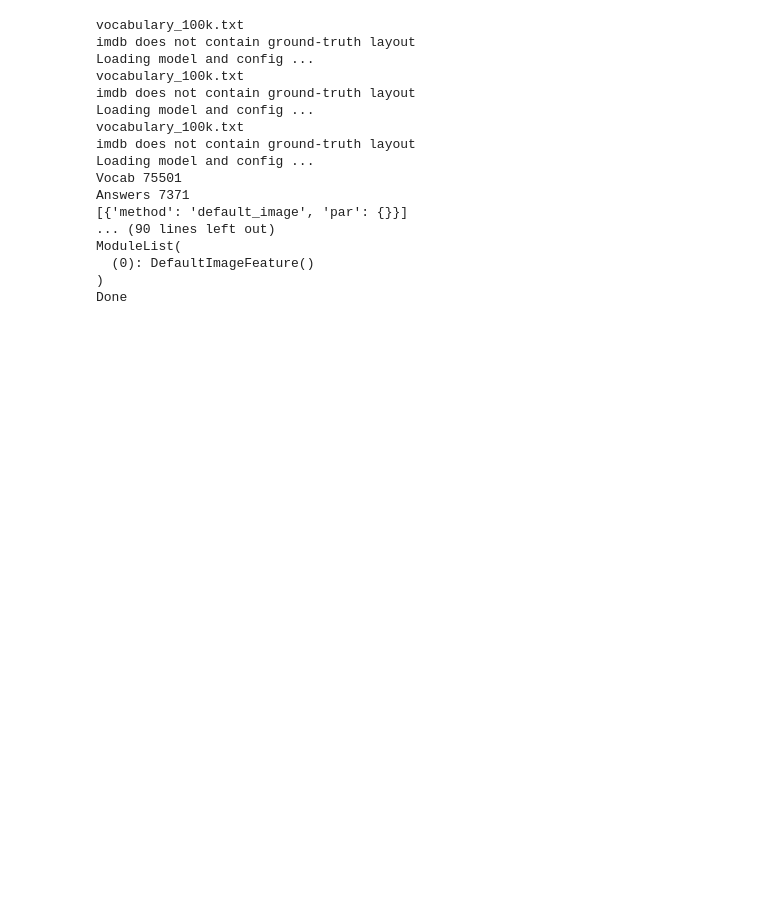
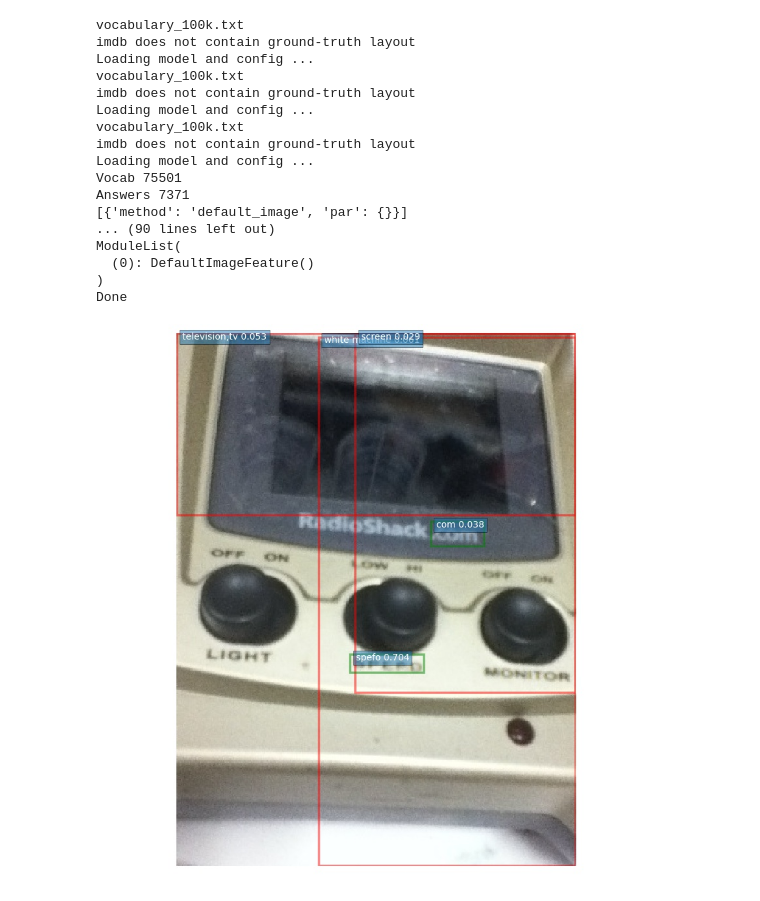
Before and after one commit to meetshah1995/pythia-1, a Jupyter notebook: vqa_demo.ipynb, the cells around one changed output. Saved outputs shown, nothing was run; the diff lists cells and outputs as text; code cells hidden in the pictures; blank space fills up the shorter version.

Commit message:
latest copy model changes

```diff
--- a/vqa_demo.ipynb
+++ b/vqa_demo.ipynb
@@ -289,9 +296,29 @@ Done
 # VizWiz_test_000000020566.jpg - bacon for cheetos
 # VizWiz_test_000000027822.jpg - better to pick unsuitable/unasnwerable
 
+# New model
+# read spelling wrong - VizWiz_test_000000024567.jpg
+# VizWiz_test_000000021901.jpg
+# VizWiz_test_000000021862.jpg
+# VizWiz_test_000000024668.jpg
+# VizWiz_test_000000020275.jpg
+# VizWiz_test_000000027393.jpg - rotated OCR
+# VizWiz_test_000000021960.jpg - Welch
+
+# VizWiz_test_000000020771.jpg - good examples
+# VizWiz_test_000000026035.jpg - windex
+# VizWiz_test_000000025294.jpg - Joohnston
+
+# VizWiz_test_000000027512.jpg - sasko, brown
+
 examples = ['VizWiz_train_000000009017.jpg', 'VizWiz_train_000000013282.jpg', 'VizWiz_train_000000011531.jpg',
             'VizWiz_train_000000007658.jpg', 'VizWiz_train_000000008618.jpg', 'VizWiz_train_000000010968.jpg',
             'VizWiz_train_000000010978.jpg']
+
+
+val_imdb_file = '/private/home/nvivek/VQA/training_data/imdb/imdb_vizwiz_val_7k_att_ans_ocr_only_copy.npy'
+val_imdb = np.load(val_imdb_file)
+
 
 source = 'test'
 train_index = 0
@@ -338,65 +365,70 @@ for prediction in predictions:
     im_feature_path = os.path.join(im_feat_dir, 'COCO_' + im_file.split('/')[-1].replace(".jpg", ".npy").lower())
     im_id = int(im_file.replace('.jpg','').split('_')[-1])
     print(im_id)
-    question = test_questions[im_id - test_index]['question']
+    question = val_questions[im_id - val_index]['question']
     answer = prediction['answer']
-    # gt = val_annot[im_id - val_index]['multiple_choice_answer']
-    # all_answers = [ans['answer'] for ans in test_annot[im_id - test_index]['answers']]
-    data_set_test.datasets[0].imdb = get_imdb(im_file, question)
-    data_reader_test = DataLoader(data_set_test, shuffle=False, batch_size=1)
+    gt = val_annot[im_id - val_index]['multiple_choice_answer']
+    all_answers = [ans['answer'] for ans in val_annot[im_id - val_index]['answers']]
+    data_set_val.datasets[0].imdb = get_imdb(im_file, question)
+    data_reader_test = DataLoader(data_set_val, shuffle=False, batch_size=1)
     myModel.eval()
     question_ids, soft_max_result, i_att, it_att = run_model(myModel, data_reader_test, ans_dic.UNK_idx)
-    predicted_answers = print_result(question_ids, soft_max_result, ans_dic)
+    predicted_answers, scores = print_result(question_ids, soft_max_result, ans_dic)
     butd_att = i_att[0].cpu().detach().numpy().reshape((137,)).tolist()
     text_att = it_att[0].cpu().detach().numpy().reshape((137,)).tolist()
     best_text = visualize_att(im_file_path, im_feature_path, text_att, 5)
 
     total += 1
     print(total)
     if answer == '<copy>':
-#         visualize(im_file_path, im_feature_path)
-#         command = input()
-#         visualize_att(im_file_path, im_feature_path, text_att, 5, show=True)
+        visualize(im_file_path, im_feature_path, val_imdb[im_id - val_index + 1]['att_sup'].tolist())
+        command = input()
+        visualize_att(im_file_path, im_feature_path, text_att, 5, show=True)
         print(im_file)
         print(question)
-        # print("Groundtruth: " + gt)
-        # print(all_answers)
-        # print("Answer: " + predicted_answers[-1])
-        # print("Image text " + best_text)
-        # print("Top answers " + str(predicted_answers))
-        new_prediction = {}
-        new_prediction['image'] = im_file
-        try:
-            best_text.encode('ascii')
-            new_prediction['answer'] = best_text
-        except:
-            new_prediction['answer'] = predicted_answers[-2]
-        modified_pred.append(new_prediction)
-        # print(sorted(text_att))
-        # print(sorted(butd_att))
-#         command = input()
-#         if command == 'bye':
-#             break
-#         else:
-#             continue
+        print(val_imdb[im_id - val_index + 1])
+        print("Groundtruth: " + gt)
+        print(all_answers)
+        print("Answer: " + predicted_answers[-1])
+        print("Image text " + best_text)
+        print("Top answers " + str(predicted_answers))
+        print("Scores " + str(scores))
+#         new_prediction = {}
+#         new_prediction['image'] = im_file
+#         try:
+#             best_text.encode('ascii')
+#             new_prediction['answer'] = best_text
+#         except:
+#             new_prediction['answer'] = predicted_answers[-2]
+#         if new_prediction['answer'] == '':
+#             new_prediction['answer'] = predicted_answers[-2]
+#         modified_pred.append(new_prediction)
+#         print(sorted(text_att))
+#         print(sorted(butd_att))
+        command = input()
+        if command == 'bye':
+            break
+        else:
+            continue
     else:
         modified_pred.append(prediction)
 
 
 # with open('copy_model_predict_test.json', 'w') as f:
 #     json.dumps(modified_pred)
 # visualize(im_file_path, im_feature_path)
 # print(question_str)
 # print("Groundtruth: " + gt)
 # print("Answer: ")
 # print_result(question_ids, soft_max_result, ans_dic)
 
 # visualize_att(im_file_path, im_feature_path, butd_att,5)
 # visualize_att(im_file_path, im_feature_path, text_att,5)
 # print(sum(butd_att))
 # print(sum(text_att))
 # print(sorted(butd_att))
 # print(sorted(text_att))
 # print(len([x for x in butd_att if x > 0]))
 # print(len([x for x in text_att if x > 0]))
 # %% [output]
+[figure, added]
```
Also changed, not shown: parts of 8 cells of this notebook, 8 other files.
